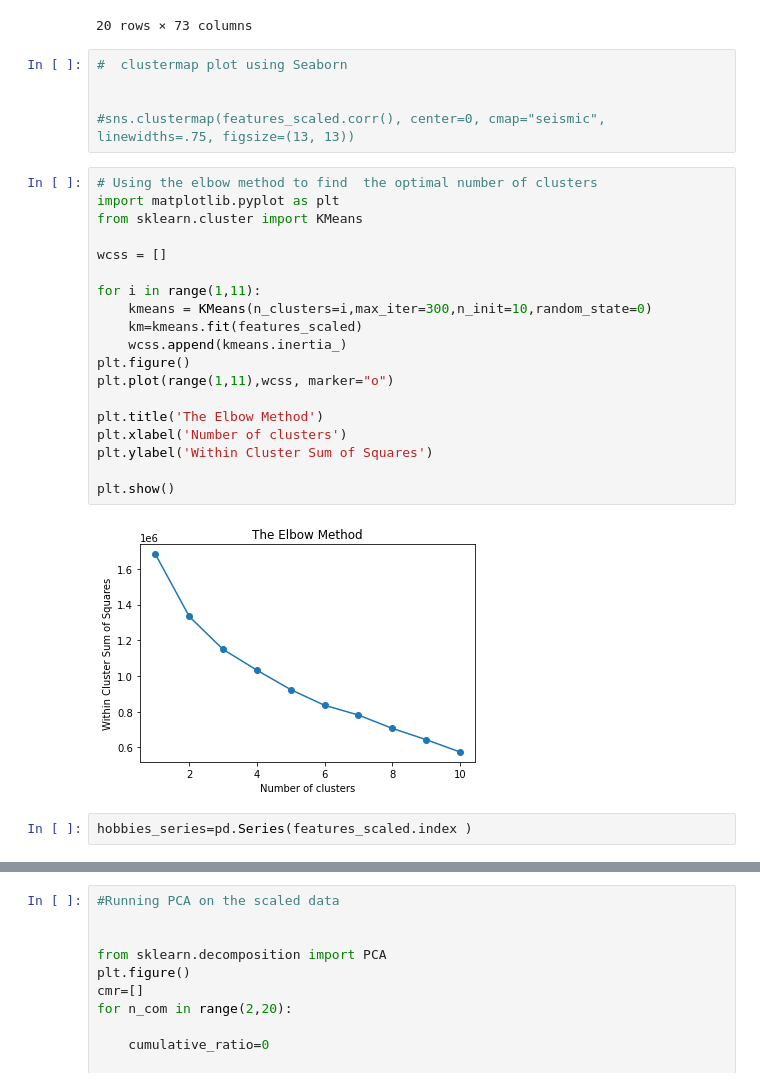
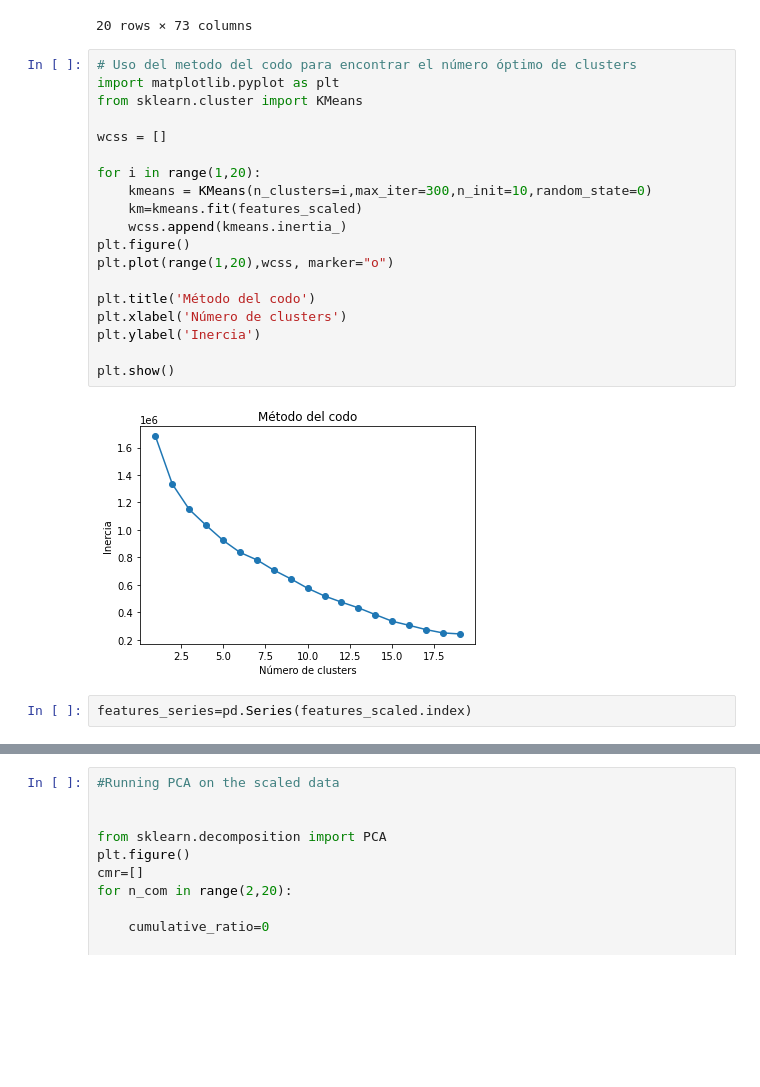
Before and after one commit to LucioBolatti/RecSys22-UB, a Jupyter notebook: clustering_features.ipynb, the cells around one changed output, grey strips where cells are left out. Cells and saved outputs as stored; diff of their text form; blank space fills up the shorter version.

Commit message:
clean clustering 1

```diff
--- a/clustering_features.ipynb
+++ b/clustering_features.ipynb
@@ -60,34 +62,29 @@ features_scaled.head(20)
 | 18 | -0.203153 | -0.324182 | 1.242743 | 0.79255 | 1.223496 | -0.286060 | 0.400516 | 3.327901 | -0.076265 | 4.417204 | ... | ... |
 | 19 | -0.203153 | 3.084690 | -0.804672 | -1.26175 | -0.817330 | -0.286060 | -2.496777 | -0.300490 | -0.076265 | -0.226388 | ... | ... |
 20 rows × 73 columns
-# %%
-#  clustermap plot using Seaborn
-
-
-#sns.clustermap(features_scaled.corr(), center=0, cmap="seismic", linewidths=.75, figsize=(13, 13))
 # %%
-# Using the elbow method to find  the optimal number of clusters
+# Uso del metodo del codo para encontrar el número óptimo de clusters
 import matplotlib.pyplot as plt
 from sklearn.cluster import KMeans
 
 wcss = []
 
-for i in range(1,11):
+for i in range(1,20):
     kmeans = KMeans(n_clusters=i,max_iter=300,n_init=10,random_state=0)
     km=kmeans.fit(features_scaled)
     wcss.append(kmeans.inertia_)
 plt.figure()
-plt.plot(range(1,11),wcss, marker="o")
+plt.plot(range(1,20),wcss, marker="o")
 
-plt.title('The Elbow Method')
-plt.xlabel('Number of clusters')
-plt.ylabel('Within Cluster Sum of Squares')
+plt.title('Método del codo')
+plt.xlabel('Número de clusters')
+plt.ylabel('Inercia')
 
 plt.show()
 # %% [output]
-[figure, old version]
+[figure, new version]
 # %%
-hobbies_series=pd.Series(features_scaled.index )
+features_series=pd.Series(features_scaled.index)
 # %%
 from sklearn.metrics import silhouette_samples, silhouette_score
 import matplotlib.cm as cm
```
Also changed, not shown: parts of 4 cells of this notebook, 3 other files.
